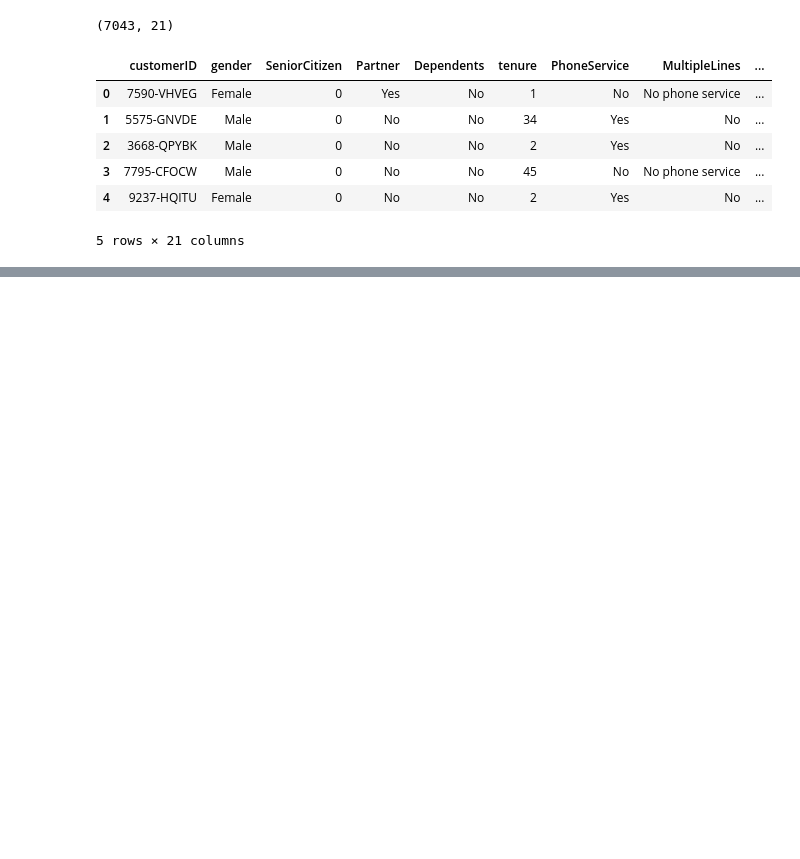
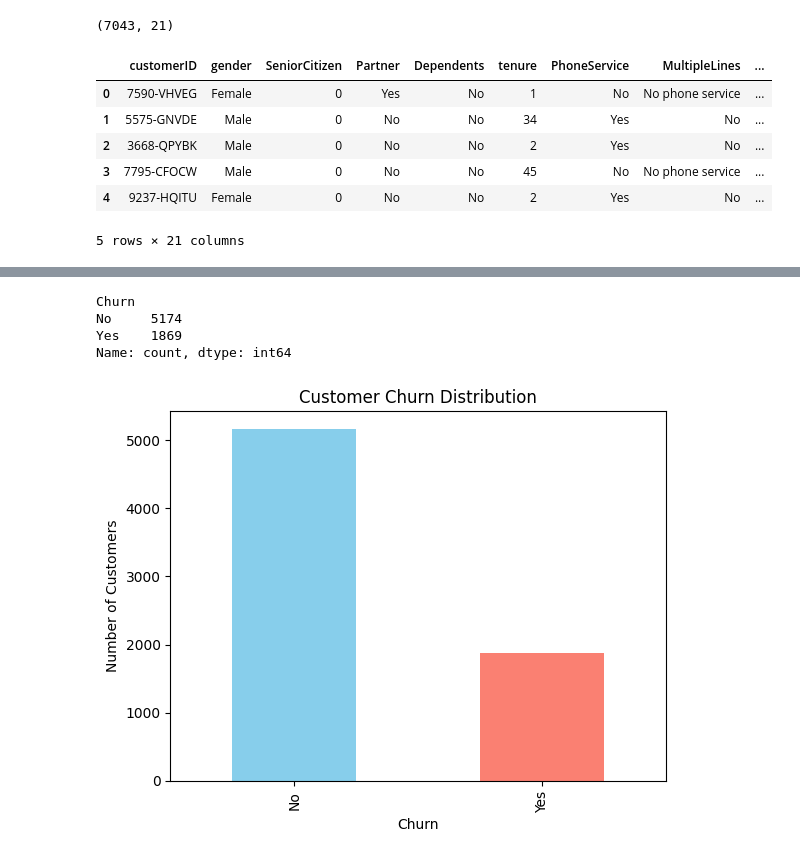
Before and after one commit to lokithasendila/telco-churn-ml, a Jupyter notebook: churn_analysis.ipynb, the cells around one changed output, grey strips where cells are left out. Drawn from its saved outputs; the diff is of its cells as text; code cells hidden in the pictures; blank space fills up the shorter version.

```diff
--- a/churn_analysis.ipynb
+++ b/churn_analysis.ipynb
@@ -22,0 +41,17 @@ df.head()
+# %%
+df['Churn'].value_counts() #this counts how many students churned
+# %% [output]
+Churn
+No     5174
+Yes    1869
+Name: count, dtype: int64
+# %%
+#in this chart the target var is the chain count
+import matplotlib.pyplot as plt
+df['Churn'].value_counts().plot(kind='bar', color=['skyblue','salmon'])
+plt.title('Customer Churn Distribution')
+plt.xlabel('Churn')
+plt.ylabel('Number of Customers')
+plt.show()x
+# %% [output]
+[figure, added]
```
Also changed, not shown: parts of 10 cells of this notebook.
